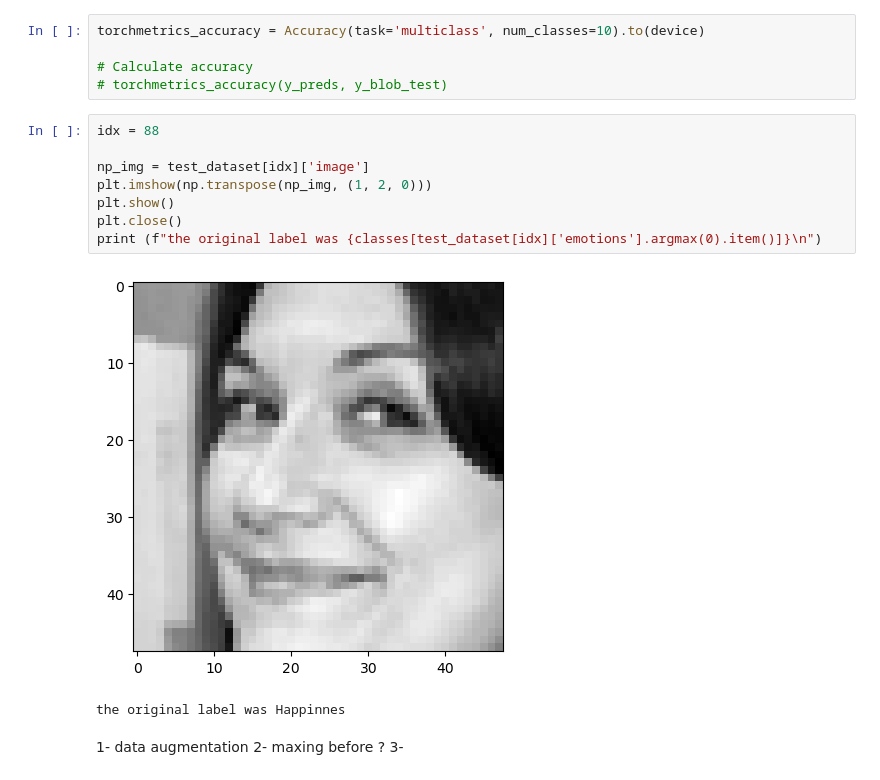
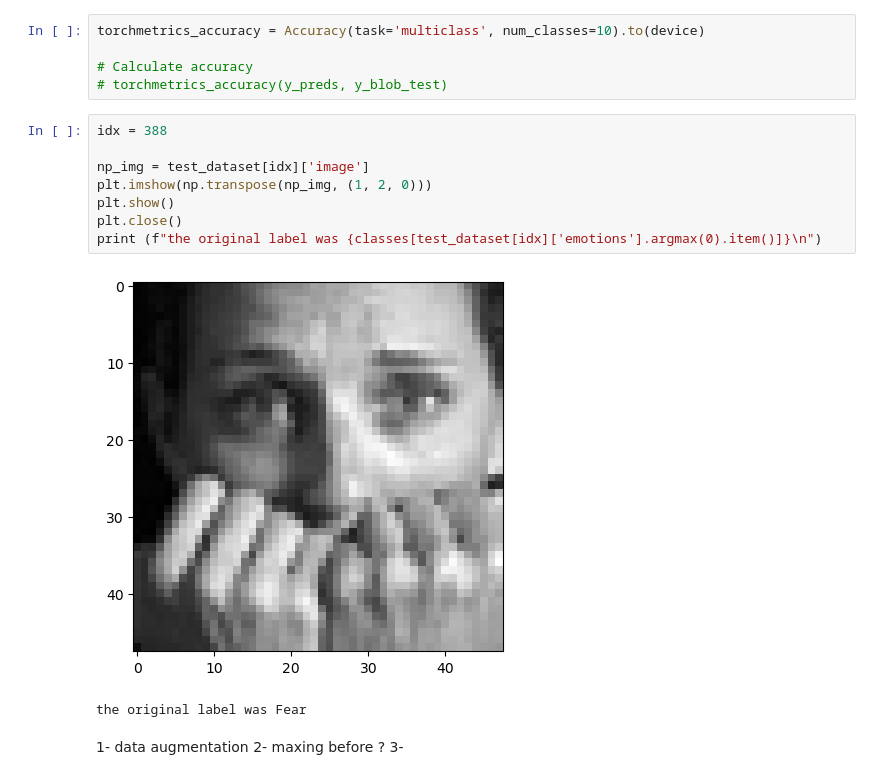
Before and after one commit to AsserElfeki/FER2013-transfer_learning, a Jupyter notebook: my_model.ipynb, the cells around one changed output. Cells and saved outputs as stored; diff of their text form.

```diff
--- a/my_model.ipynb
+++ b/my_model.ipynb
@@ -403,16 +401,16 @@ torchmetrics_accuracy = Accuracy(task='multiclass', num_classes=10).to(device)
 # Calculate accuracy
 # torchmetrics_accuracy(y_preds, y_blob_test)
 # %%
-idx = 88
+idx = 388
 
 np_img = test_dataset[idx]['image']
 plt.imshow(np.transpose(np_img, (1, 2, 0)))
 plt.show()
 plt.close()
 print (f"the original label was {classes[test_dataset[idx]['emotions'].argmax(0).item()]}\n")
 # %% [output]
-[figure, old version]
+[figure, new version]
-the original label was Happinnes
+the original label was Fear
 # %% [markdown]
 1- data augmentation
 2- maxing before ?
```
Also changed, not shown: parts of 1 cell of this notebook, 1 other file.
